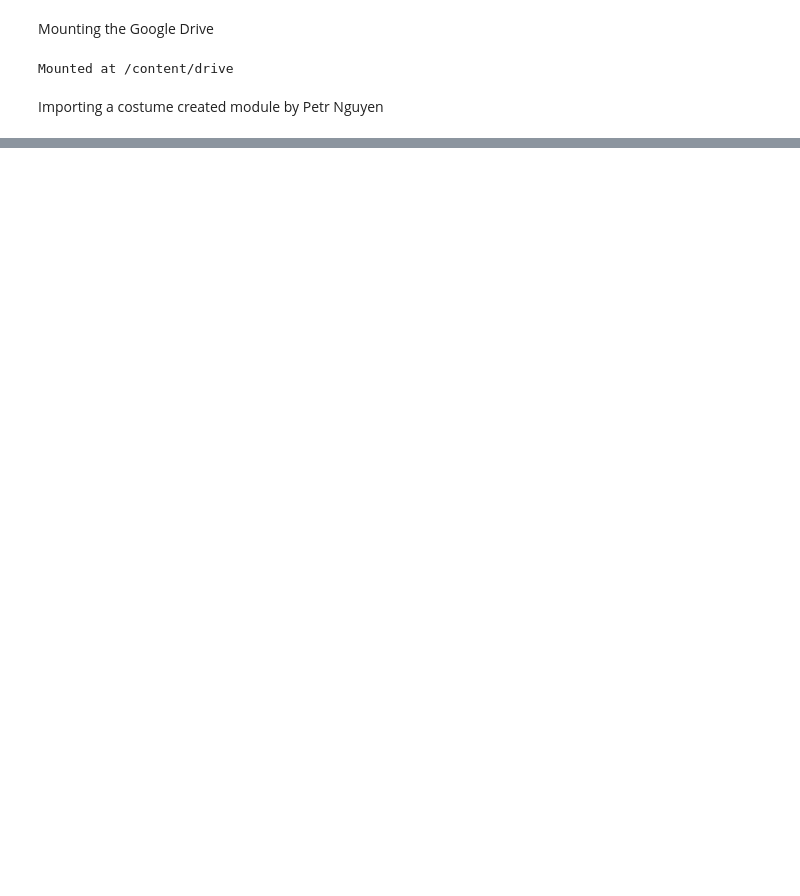
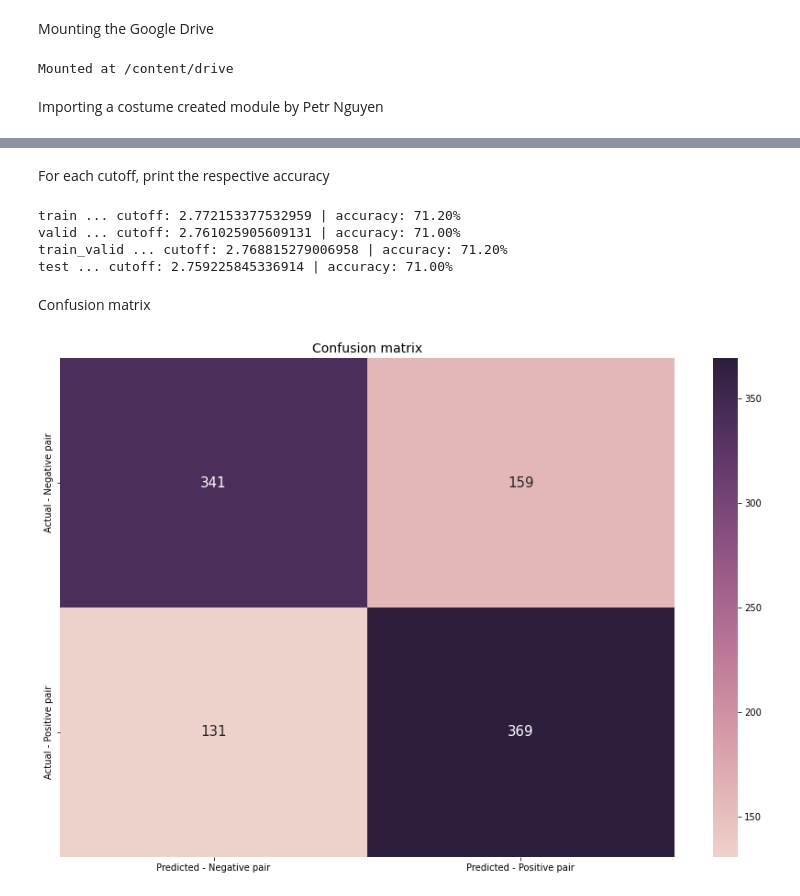
Before and after one commit to petr-ngn/ML_Siamese_Neural_Networks, a Jupyter notebook: 03_Modelling.ipynb, the cells around one changed output, grey strips where cells are left out. Cells and saved outputs as stored; diff of their text form; code cells hidden in the pictures; blank space fills up the shorter version.

```diff
--- a/03_Modelling.ipynb
+++ b/03_Modelling.ipynb
@@ -233,0 +394,6 @@ print(f'accuracy score on test set using optimal threshold from validation set:
+# %%
+for _imgs, _labels, name in zip([train_imgs, valid_imgs, train_valid_imgs, test_imgs],
+                                 [train_labels, valid_labels, train_valid_labels, test_labels],
+                                 ['train','valid','train_valid','test']):
+
+  cutoff_dict[name] = PN.cutoff_derivation(_imgs, _labels, CNN_model)
@@ -233,0 +416,3 @@ print(f'accuracy score on test set using optimal threshold from validation set:
+# %%
+with open('cutoff_dict.pkl','wb') as f:
+  pickle.dump(cutoff_dict, f)
@@ -233,0 +421,3 @@ print(f'accuracy score on test set using optimal threshold from validation set:
+# %%
+test_left_feat_vecs = PN.distance_derivation(test_imgs[:,0], test_labels, CNN_model)
+test_right_feat_vecs = PN.distance_derivation(test_imgs[:,1], test_labels, CNN_model)
@@ -233,0 +427,28 @@ print(f'accuracy score on test set using optimal threshold from validation set:
+# %% [markdown]
+For each cutoff, print the respective accuracy
+# %%
+for name, cutoff in cutoff_dict.items():
+  acc, preds, pred_distances = PN.compute_accuracy([i[0] for i in test_labels], test_left_feat_vecs, test_right_feat_vecs, cutoff)
+  print(f'{name} ... cutoff: {cutoff} | accuracy: {acc*100:.2f}%')
+# %% [output]
+train ... cutoff: 2.772153377532959 | accuracy: 71.20%
+valid ... cutoff: 2.761025905609131 | accuracy: 71.00%
+train_valid ... cutoff: 2.768815279006958 | accuracy: 71.20%
+test ... cutoff: 2.759225845336914 | accuracy: 71.00%
+# %% [markdown]
+Confusion matrix
+# %%
+plt.figure(figsize = (15, 10))
+
+sns.heatmap(pd.DataFrame(confusion_matrix([i[0] for i in test_labels], preds)).rename(
+                                            columns = {0:'Predicted - Negative pair',
+                                                       1:'Predicted - Positive pair'},
+                                            index = {0:'Actual - Negative pair',
+                                                     1:'Actual - Positive pair'}),
+            annot = True, fmt ='g', cmap=sns.cubehelix_palette(as_cmap = True),
+            annot_kws = {"fontsize":15})
+
+plt.title('Confusion matrix', size = 14)
+plt.show()
+# %% [output]
+[figure, added]
```
Also changed, not shown: parts of 56 cells of this notebook.
